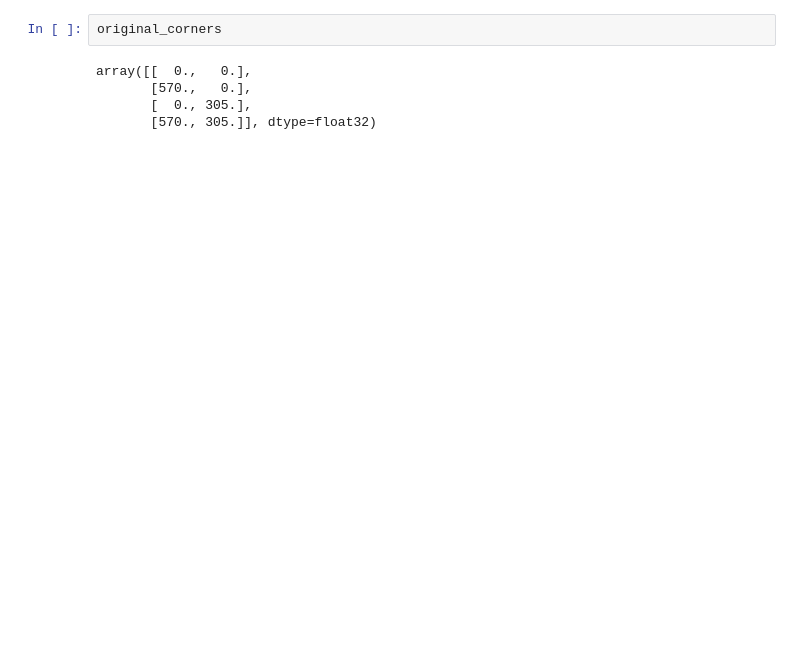
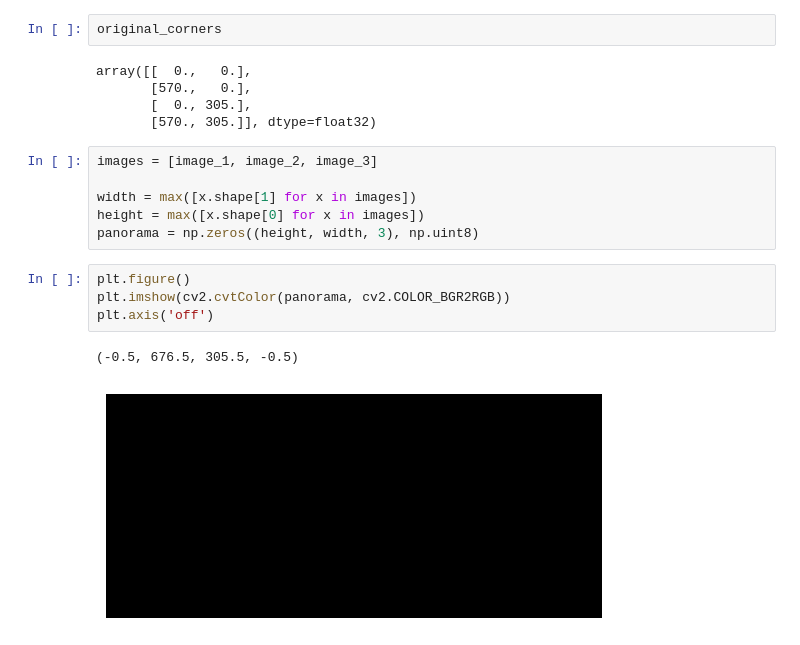
Before and after one commit to guillermoSb/Proyecto03_VC_UVG, a Jupyter notebook: proyecto03.ipynb, the cells around one changed output. Saved outputs shown, nothing was run; the diff lists cells and outputs as text; blank space fills up the shorter version.

```diff
--- a/proyecto03.ipynb
+++ b/proyecto03.ipynb
@@ -254,3 +254,16 @@ array([[  0.,   0.],
        [570.,   0.],
        [  0., 305.],
        [570., 305.]], dtype=float32)
+# %%
+images = [image_1, image_2, image_3]
+
+width = max([x.shape[1] for x in images])
+height = max([x.shape[0] for x in images])
+panorama = np.zeros((height, width, 3), np.uint8)
+# %%
+plt.figure()
+plt.imshow(cv2.cvtColor(panorama, cv2.COLOR_BGR2RGB))
+plt.axis('off')
+# %% [output]
+(-0.5, 676.5, 305.5, -0.5)
+[figure, added]
```
Also changed, not shown: parts of 3 cells of this notebook.
